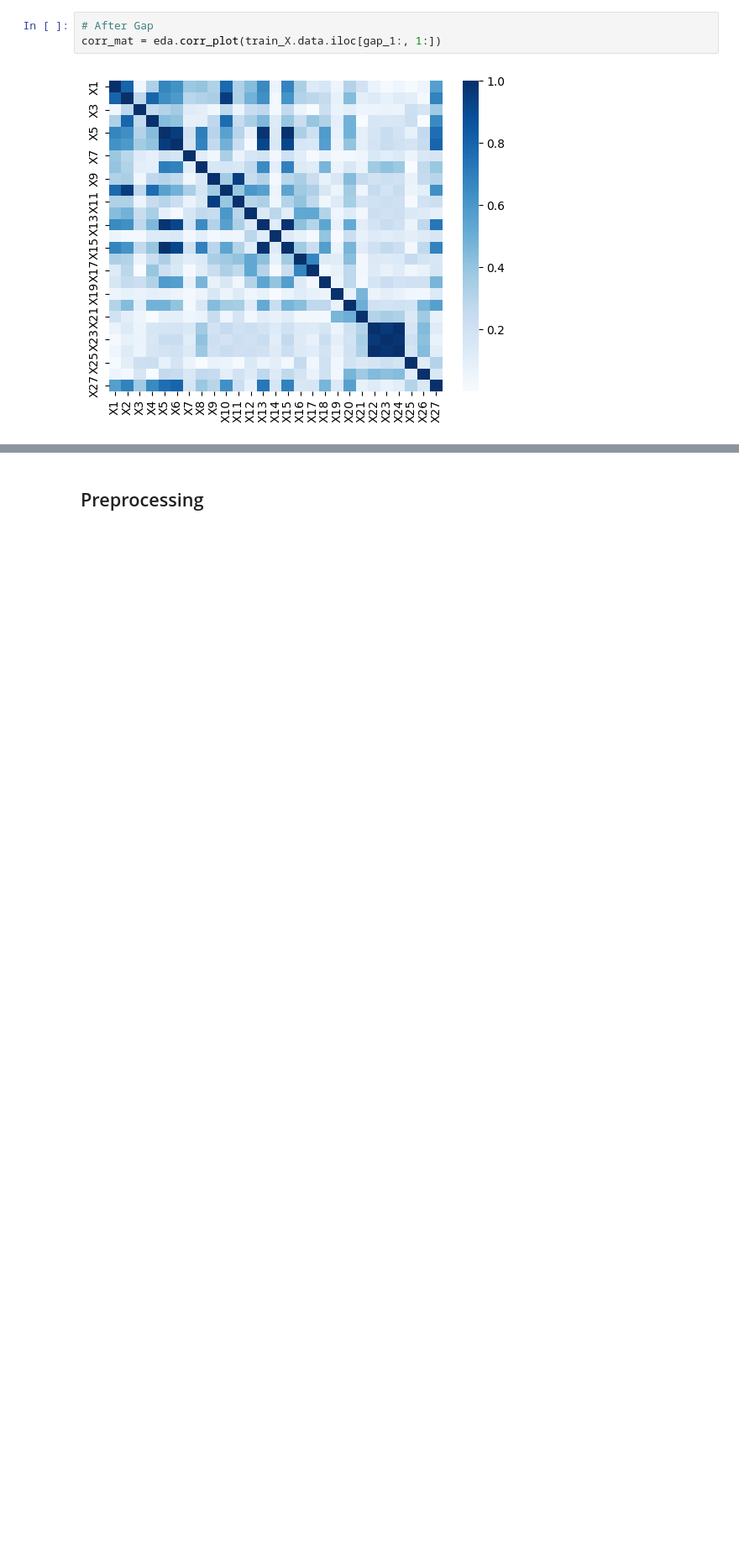
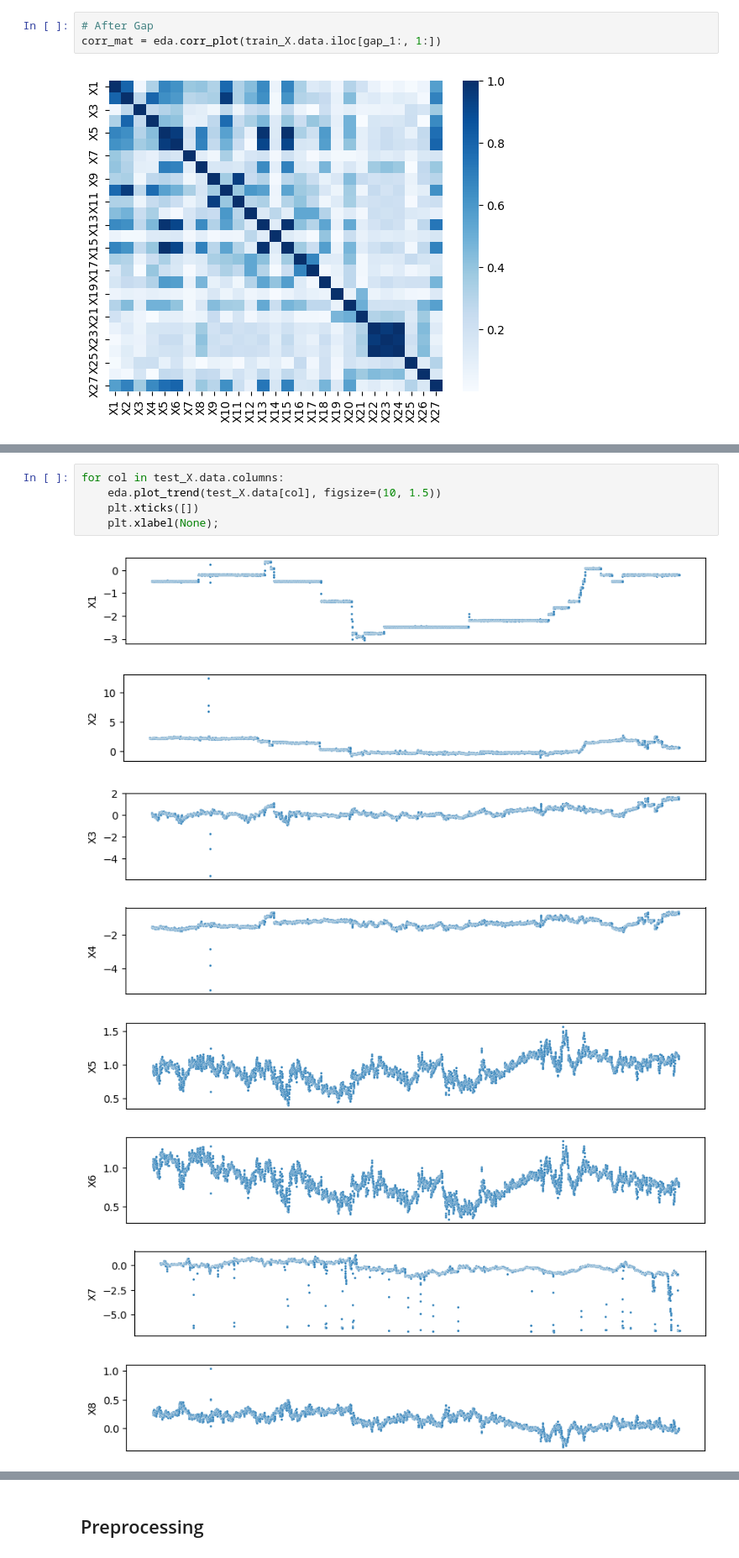
Before and after one commit to choi-jiwoo/course-works, a Jupyter notebook: course/yonsei_university/machine_learning_1/midterm/eda_preprocessing.ipynb, the cells around one changed output, grey strips where cells are left out. Shown at 84% size. Saved outputs shown, nothing was run; the diff lists cells and outputs as text; blank space fills up the shorter version.

```diff
--- a/course/yonsei_university/machine_learning_1/midterm/eda_preprocessing.ipynb
+++ b/course/yonsei_university/machine_learning_1/midterm/eda_preprocessing.ipynb
@@ -218,0 +233,14 @@ corr_mat = eda.corr_plot(train_X.data.iloc[gap_1:, 1:])
+# %%
+for col in test_X.data.columns:
+    eda.plot_trend(test_X.data[col], figsize=(10, 1.5))
+    plt.xticks([])
+    plt.xlabel(None);
+# %% [output]
+[figure, added]
+[figure, added]
+[figure, added]
+[figure, added]
+[figure, added]
+[figure, added]
+[figure, added]
+[figure, added]
```
Also changed, not shown: parts of 5 cells of this notebook.
